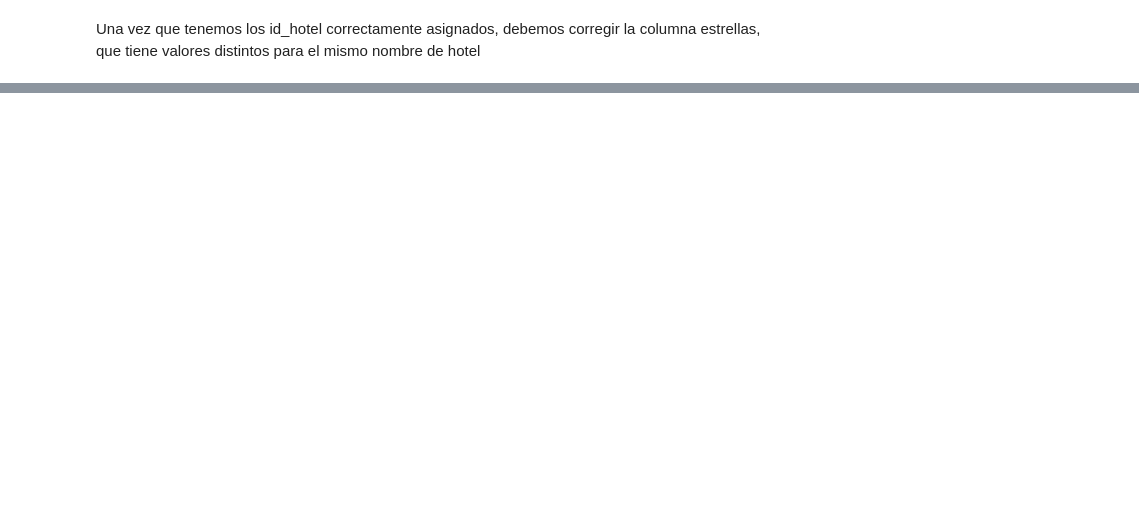
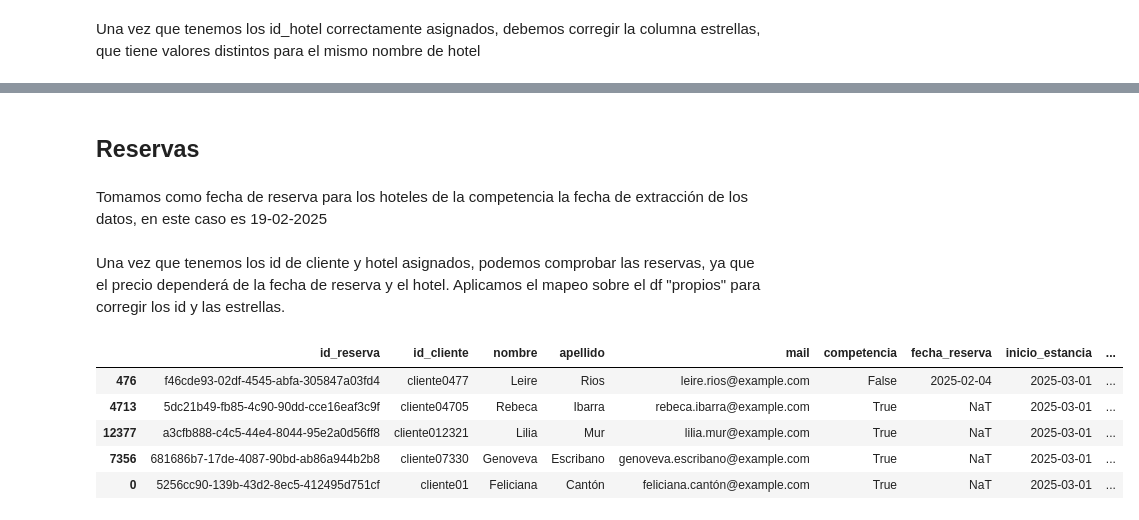
Before and after one commit to MartaM1206/proyecto_ETL, a Jupyter notebook: notebooks/análisis inicial.ipynb, the cells around one changed output, grey strips where cells are left out. Cells and saved outputs as stored; diff of their text form; code cells hidden in the pictures; blank space fills up the shorter version.

```diff
--- a/notebooks/análisis inicial.ipynb
+++ b/notebooks/análisis inicial.ipynb
@@ -357,0 +345,10 @@ Name: estrellas, dtype: float64
+# %%
+# generamos un diccionario con los nombres de los hoteles y sus estrellas
+nombrehotel=[]
+estrellas=[]
+for nombre in df_estrellas["nombre_hotel"]:
+    nombrehotel.append(nombre)
+for fila in df_estrellas["estrellas"]:
+    estrellas.append(fila)
+hoteles_estrellas = dict(zip(nombrehotel, estrellas))
+hoteles_estrellas
@@ -357,0 +501,3 @@ Name: estrellas, dtype: float64
+# %%
+df_clientes = df[["id_cliente", "nombre", "apellido", "mail"]]
+df_clientes.sample(5)
@@ -357,0 +511,9 @@ Name: estrellas, dtype: float64
+# %%
+mails=df_clientes["mail"].unique()
+# %%
+mailcliente=[]
+idcliente=[]
+for mail in enumerate(mails, start=1):
+    mailcliente.append(mail[1])
+    idcliente.append(f"cliente0{mail[0]}")
+mail_cliente = dict(zip(mailcliente, idcliente))
@@ -357,0 +535,18 @@ Name: estrellas, dtype: float64
+# %% [markdown]
+## Reservas
+# %% [markdown]
+Tomamos como fecha de reserva para los hoteles de la competencia la fecha de extracción de los datos, en este caso es 19-02-2025
+# %% [markdown]
+Una vez que tenemos los id de cliente y hotel asignados, podemos comprobar las reservas, ya que el precio dependerá de la fecha de reserva y el hotel. Aplicamos el mapeo sobre el df "propios" para corregir los id y las estrellas.
+# %%
+df["id_cliente"] = df["mail"].map(mail_cliente)
+df["estrellas"] = df["nombre_hotel"].map(hoteles_estrellas)
+df["id_hotel"] = df["nombre_hotel"].map(hoteles_propios)
+df.sample(5)
+# %% [output]
+|  | id_reserva | id_cliente | nombre | apellido | mail | competencia | fecha_reserva | inicio_estancia | ... |
+| 476 | f46cde93-02df-4545-abfa-305847a03fd4 | cliente0477 | Leire | Rios | leire.rios@example.com | False | 2025-02-04 | 2025-03-01 | ... |
+| 4713 | 5dc21b49-fb85-4c90-90dd-cce16eaf3c9f | cliente04705 | Rebeca | Ibarra | rebeca.ibarra@example.com | True | NaT | 2025-03-01 | ... |
+| 12377 | a3cfb888-c4c5-44e4-8044-95e2a0d56ff8 | cliente012321 | Lilia | Mur | lilia.mur@example.com | True | NaT | 2025-03-01 | ... |
+| 7356 | 681686b7-17de-4087-90bd-ab86a944b2b8 | cliente07330 | Genoveva | Escribano | genoveva.escribano@example.com | True | NaT | 2025-03-01 | ... |
+| 0 | 5256cc90-139b-43d2-8ec5-412495d751cf | cliente01 | Feliciana | Cantón | feliciana.cantón@example.com | True | NaT | 2025-03-01 | ... |
```
Also changed, not shown: parts of 42 cells of this notebook, 7 other files.
